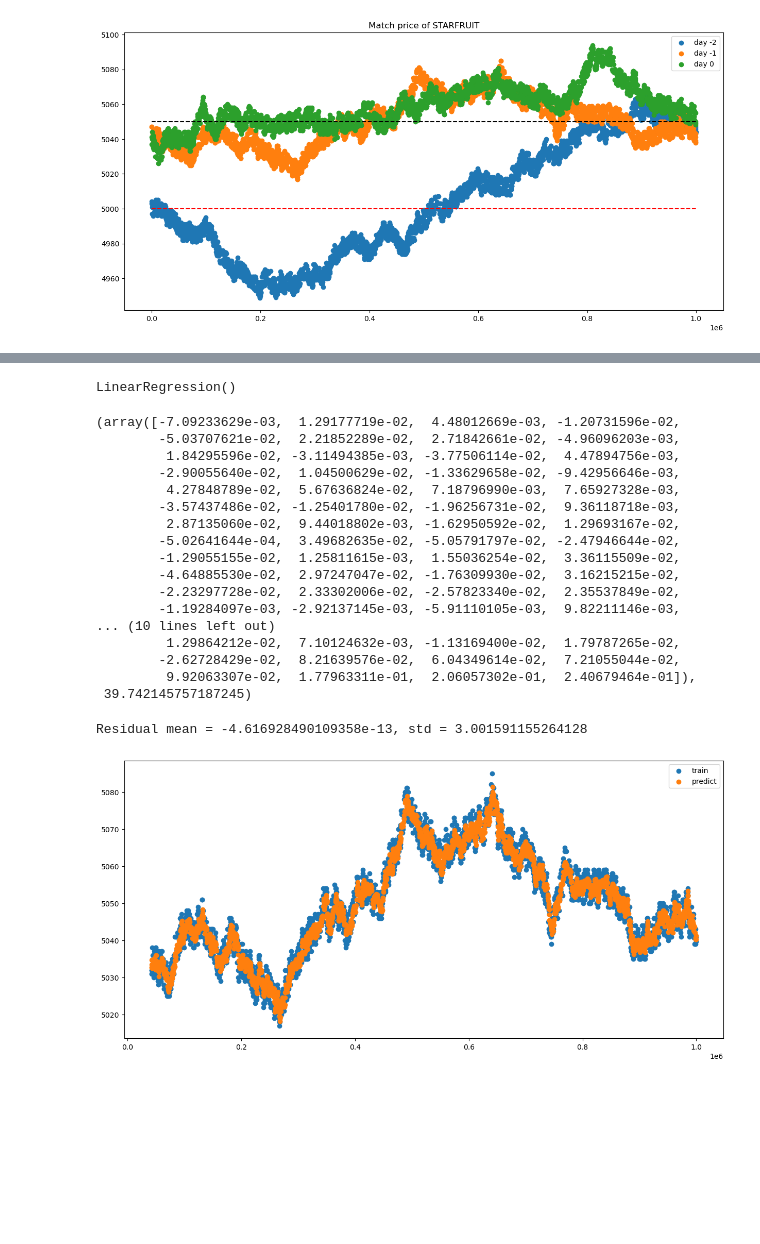
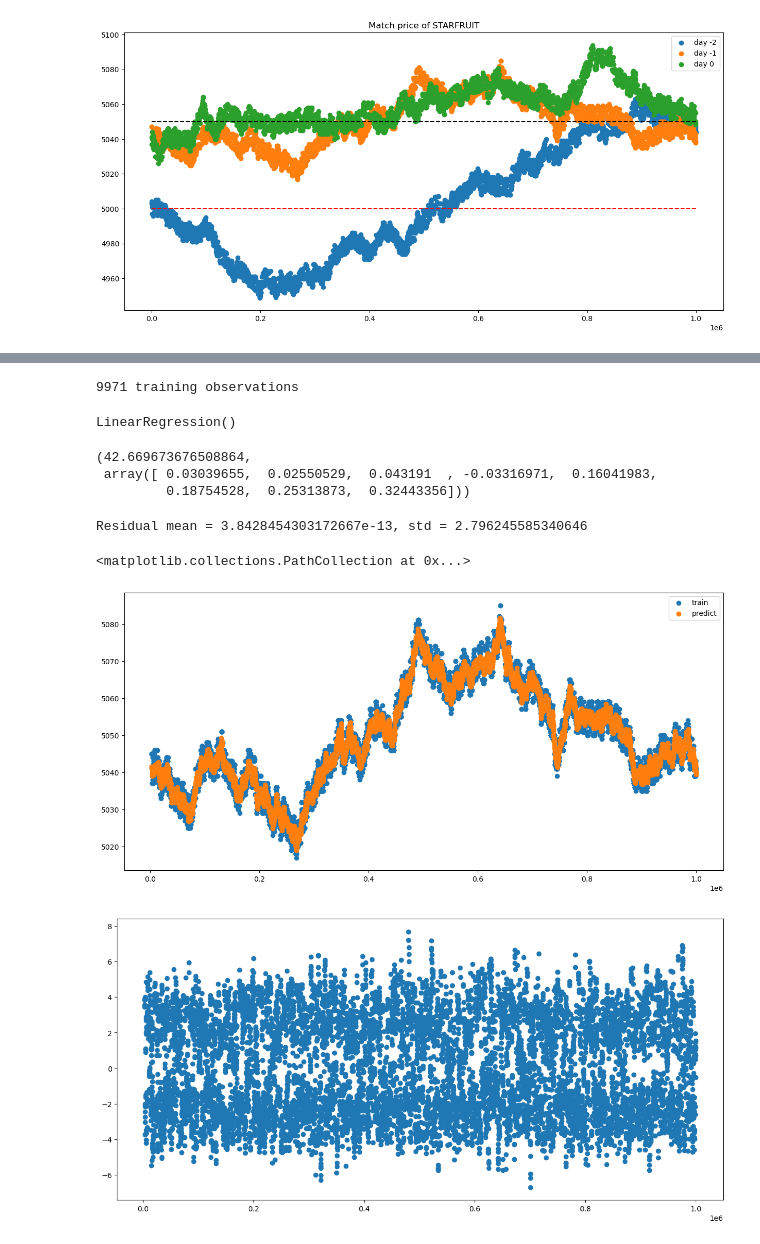
Before and after one commit to josephxiao8/prosperity2, a Jupyter notebook: joshua-notebooks/Round 1.ipynb, the cells around one changed output, grey strips where cells are left out. Cells and saved outputs as stored; diff of their text form; code cells hidden in the pictures; blank space fills up the shorter version.

```diff
--- a/joshua-notebooks/Round 1.ipynb
+++ b/joshua-notebooks/Round 1.ipynb
@@ -60,22 +67,49 @@ plot_trade_matches('STARFRUIT', 0.05)
 # Use past 100 timestamps as predictors for fair price in next timestamp
 # Average the price if multiple trades occurred at same timestamp
 # %%
-p = 100 # number of predictors in linear regression
+p = 4 # number of aggregated match prices, and number of mid prices (2p predictors in model)
 
 def getDesignResponseAndTimestamp(product, day):
     tradesAvg_df = trades_df_byDay[day][lambda df: df['symbol'] == product]
     tradesAvg_df = tradesAvg_df.groupby(['timestamp'], as_index=False).mean()
 
-    n = tradesAvg_df.shape[0] - p # nunber of training observations
+    prices_df = prices_df_byDay[day][lambda df: df['product'] == product]
+
+    n = (1_000_000 // 100) - p
 
     X = [] # design matrix
     y = [] # response vector
 
+    timestamps = []
+
     for i in range(n):
-        X.append(tradesAvg_df.iloc[i:i+p]['price'].values)
-        y.append(tradesAvg_df.iloc[i+p]['price'])
+        timestamp = (i + p) * 100
+        match_prices = tradesAvg_df[lambda df: df['timestamp'] < timestamp]['price']
+
+        if match_prices.shape[0] < p:
+            continue
+
+        predictors_match_price = match_prices.iloc[-p:].values
+        predictors_mid_price = prices_df[lambda df: df['timestamp'] < timestamp]['mid_price'][-p:].values
+
+        future_match_prices = tradesAvg_df[lambda df: df['timestamp'] >= timestamp]
+
+        if future_match_prices.shape[0] == 0:
+            continue
+
+        response_match_price = future_match_prices.iloc[0]['price']
+        response_mid_price = prices_df.iloc[i+p]['mid_price']
+
+        X.append(np.concatenate((
+            predictors_match_price,
+            predictors_mid_price
+        )))
+
+        # TODO try just with match
+        y.append((response_match_price + response_mid_price) / 2)
+        timestamps.append(timestamp)
 
     X = np.array(X)
     y = np.array(y)
 
-    return X, y, tradesAvg_df[p:]['timestamp']
+    return X, y, timestamps
@@ -88,39 +116,36 @@ print(f"{X.shape[0]} training observations")
 # %%
+X, y, timestamp = getDesignResponseAndTimestamp('STARFRUIT', -1)
+
+print(f"{X.shape[0]} training observations")
+
 lm_model = LinearRegression()
 lm_model.fit(X, y)
 # %% [output]
-LinearRegression()
+9971 training observations
+LinearRegression()
 # %%
-lm_model.coef_, lm_model.intercept_
+lm_model.intercept_, lm_model.coef_
 # %% [output]
-(array([-7.09233629e-03,  1.29177719e-02,  4.48012669e-03, -1.20731596e-02,
-        -5.03707621e-02,  2.21852289e-02,  2.71842661e-02, -4.96096203e-03,
-         1.84295596e-02, -3.11494385e-03, -3.77506114e-02,  4.47894756e-03,
-        -2.90055640e-02,  1.04500629e-02, -1.33629658e-02, -9.42956646e-03,
-         4.27848789e-02,  5.67636824e-02,  7.18796990e-03,  7.65927328e-03,
-        -3.57437486e-02, -1.25401780e-02, -1.96256731e-02,  9.36118718e-03,
-         2.87135060e-02,  9.44018802e-03, -1.62950592e-02,  1.29693167e-02,
-        -5.02641644e-04,  3.49682635e-02, -5.05791797e-02, -2.47946644e-02,
-        -1.29055155e-02,  1.25811615e-03,  1.55036254e-02,  3.36115509e-02,
-        -4.64885530e-02,  2.97247047e-02, -1.76309930e-02,  3.16215215e-02,
-        -2.23297728e-02,  2.33302006e-02, -2.57823340e-02,  2.35537849e-02,
-        -1.19284097e-03, -2.92137145e-03, -5.91110105e-03,  9.82211146e-03,
-... (10 lines left out)
-         1.29864212e-02,  7.10124632e-03, -1.13169400e-02,  1.79787265e-02,
-        -2.62728429e-02,  8.21639576e-02,  6.04349614e-02,  7.21055044e-02,
-         9.92063307e-02,  1.77963311e-01,  2.06057302e-01,  2.40679464e-01]),
- 39.742145757187245)
+(42.669673676508864,
+ array([ 0.03039655,  0.02550529,  0.043191  , -0.03316971,  0.16041983,
+         0.18754528,  0.25313873,  0.32443356]))
 # %%
 # Trained on STARFRUIT day -1
 
 fig, ax = plt.subplots(figsize=(15, 7))
 ax.scatter(timestamp, y)
 ax.scatter(timestamp, lm_model.predict(X))
 ax.legend(['train', 'predict'])
-print(f"Residual mean = {np.mean(y - lm_model.predict(X))}, std = {np.std(y - lm_model.predict(X))}")
+residuals = y - lm_model.predict(X)
+print(f"Residual mean = {residuals.mean()}, std = {residuals.std()}")
+
+fig, ax = plt.subplots(figsize=(15, 7))
+ax.scatter(timestamp, residuals)
 # %% [output]
-Residual mean = -4.616928490109358e-13, std = 3.001591155264128
+Residual mean = 3.8428454303172667e-13, std = 2.796245585340646
+<matplotlib.collections.PathCollection at 0x...>
-[figure, old version]
+[figure, new version]
+[figure, added]
 # %%
 # Testing on STARFRUIT day -2
 
```
Also changed, not shown: parts of 8 cells of this notebook, 7 other files.
